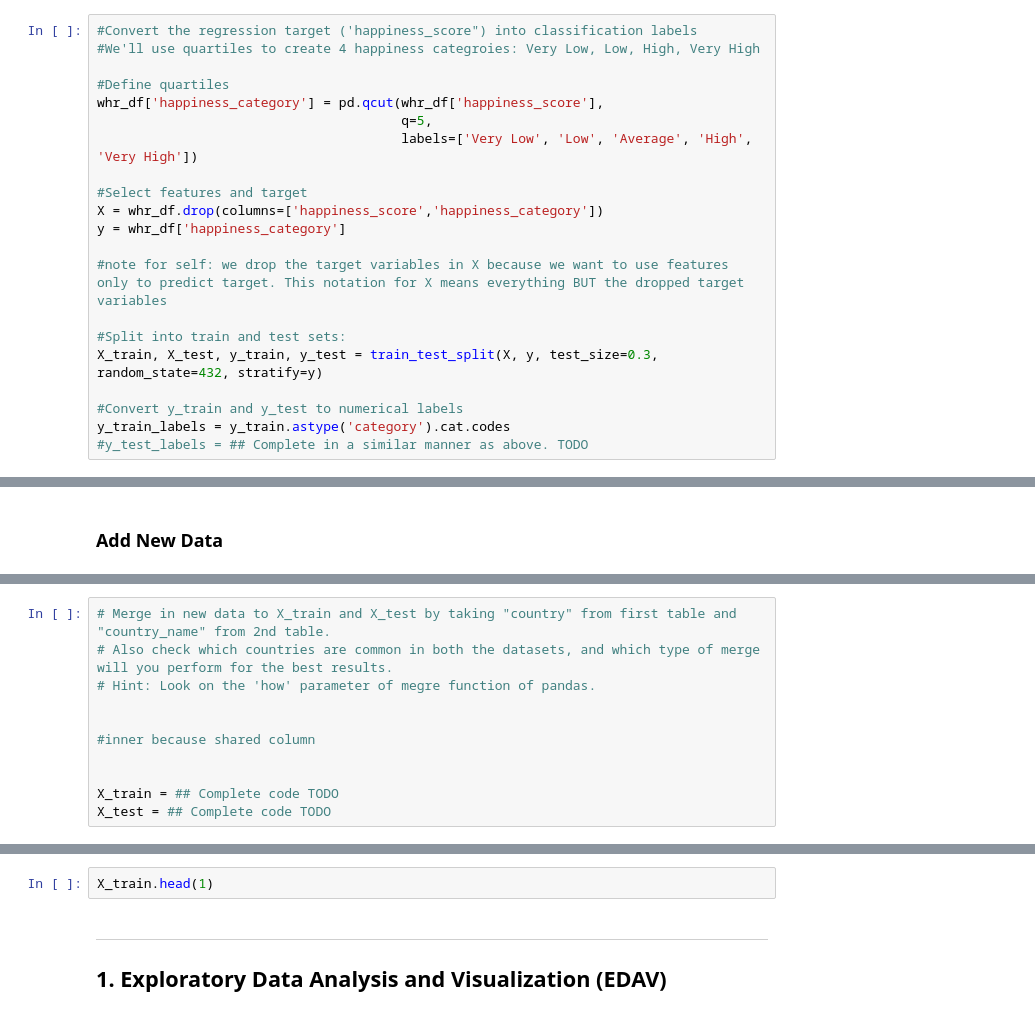
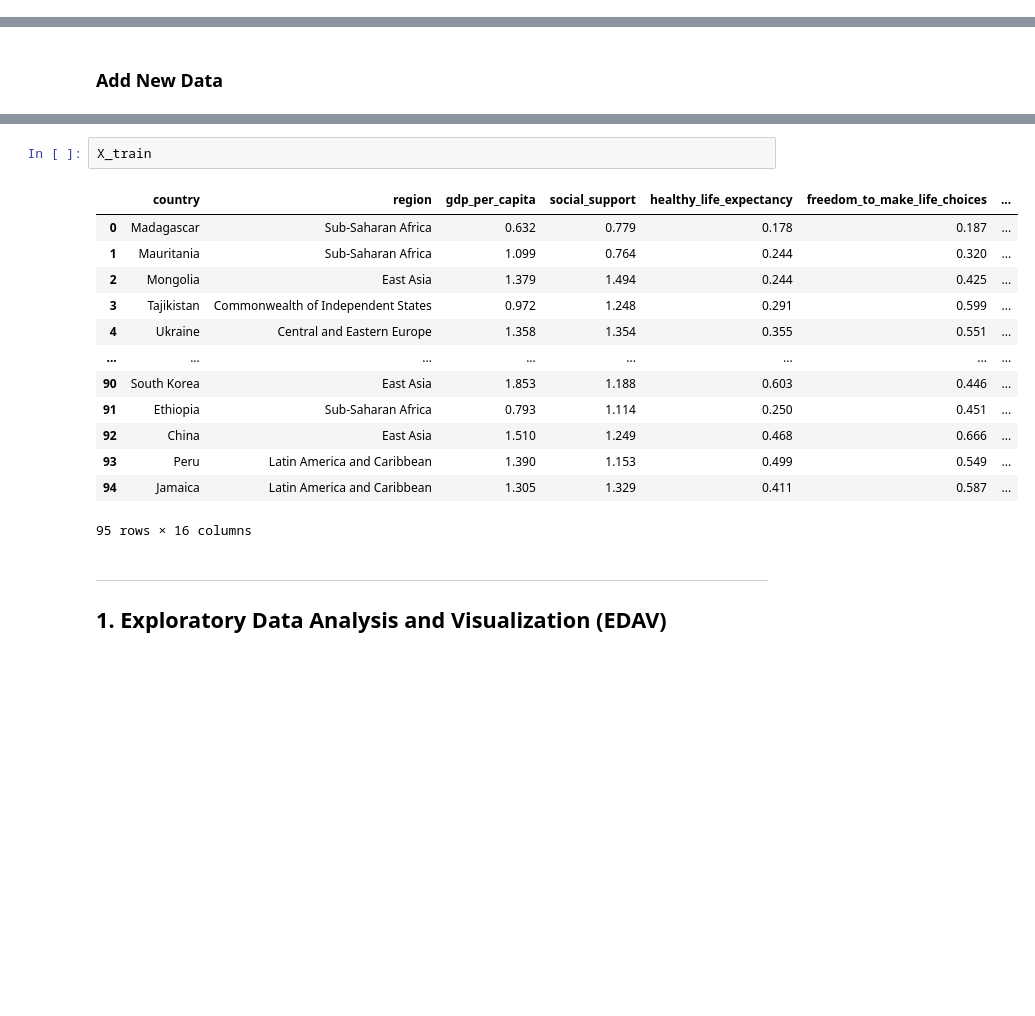
Before and after one commit to lindsayvarzz/AML_Project_1, a Jupyter notebook: Project_1.ipynb, the cells around one changed output, grey strips where cells are left out. Drawn from its saved outputs; the diff is of its cells as text; blank space fills up the shorter version.

```diff
--- a/Project_1.ipynb
+++ b/Project_1.ipynb
@@ -174,24 +139,3 @@ countrydata_sorted
-# %%
-#Convert the regression target ('happiness_score") into classification labels
-#We'll use quartiles to create 4 happiness categroies: Very Low, Low, High, Very High
-
-#Define quartiles
-whr_df['happiness_category'] = pd.qcut(whr_df['happiness_score'],
-                                       q=5,
-                                       labels=['Very Low', 'Low', 'Average', 'High', 'Very High'])
-
-#Select features and target
-X = whr_df.drop(columns=['happiness_score','happiness_category'])
-y = whr_df['happiness_category']
-
-#note for self: we drop the target variables in X because we want to use features only to predict target. This notation for X means everything BUT the dropped target variables
-
-#Split into train and test sets:
-X_train, X_test, y_train, y_test = train_test_split(X, y, test_size=0.3, random_state=432, stratify=y)
-
-#Convert y_train and y_test to numerical labels
-y_train_labels = y_train.astype('category').cat.codes
-#y_test_labels = ## Complete in a similar manner as above. TODO
 # %%
 # Convert the regression target ('happiness_score') into classification labels
 # We'll use quartiles to create 4 happiness categories: Very Low, Low, High, Very High
@@ -284,11 +188,0 @@ pd.merge(whr_df, countrydata, left_on='country', right_on='country_name', how='i
-# %%
-# Merge in new data to X_train and X_test by taking "country" from first table and "country_name" from 2nd table.
-# Also check which countries are common in both the datasets, and which type of merge will you perform for the best results.
-# Hint: Look on the 'how' parameter of megre function of pandas.
-
-
-#inner because shared column
-
-
-X_train = ## Complete code TODO
-X_test = ## Complete code TODO
@@ -295,5 +266,19 @@ X_test = ## Complete code TODO
 # %%
-X_train.head(1)
+X_train
+# %% [output]
+|  | country | region | gdp_per_capita | social_support | healthy_life_expectancy | freedom_to_make_life_choices | ... |
+| 0 | Madagascar | Sub-Saharan Africa | 0.632 | 0.779 | 0.178 | 0.187 | ... |
+| 1 | Mauritania | Sub-Saharan Africa | 1.099 | 0.764 | 0.244 | 0.320 | ... |
+| 2 | Mongolia | East Asia | 1.379 | 1.494 | 0.244 | 0.425 | ... |
+| 3 | Tajikistan | Commonwealth of Independent States | 0.972 | 1.248 | 0.291 | 0.599 | ... |
+| 4 | Ukraine | Central and Eastern Europe | 1.358 | 1.354 | 0.355 | 0.551 | ... |
+| ... | ... | ... | ... | ... | ... | ... | ... |
+| 90 | South Korea | East Asia | 1.853 | 1.188 | 0.603 | 0.446 | ... |
+| 91 | Ethiopia | Sub-Saharan Africa | 0.793 | 1.114 | 0.250 | 0.451 | ... |
+| 92 | China | East Asia | 1.510 | 1.249 | 0.468 | 0.666 | ... |
+| 93 | Peru | Latin America and Caribbean | 1.390 | 1.153 | 0.499 | 0.549 | ... |
+| 94 | Jamaica | Latin America and Caribbean | 1.305 | 1.329 | 0.411 | 0.587 | ... |
+95 rows × 16 columns
 # %% [markdown]
 ---
 
```
Also changed, not shown: parts of 7 cells of this notebook.
